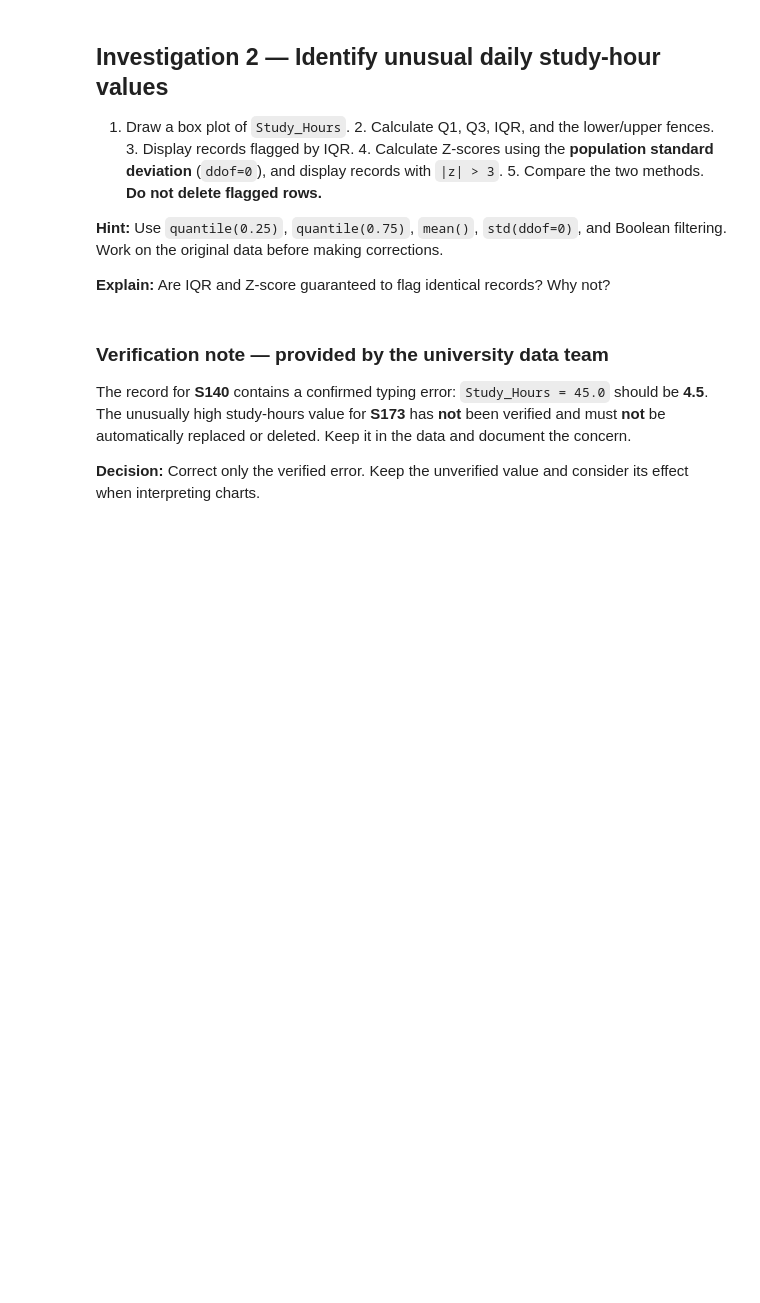
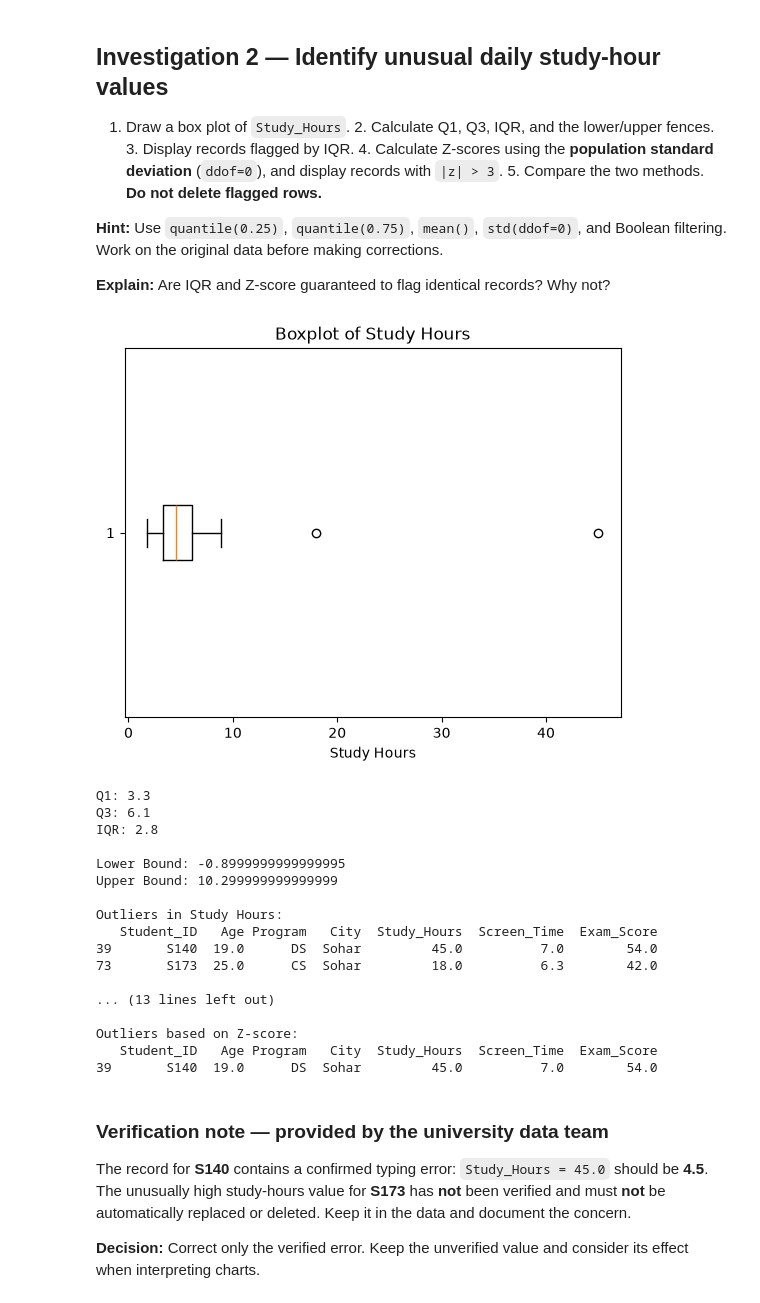
Before and after one commit to Abdullah-AlShamsi/Data-Analysis-and-Visualization, a Jupyter notebook: lab4-mini_project3/MiniProject3_StudentID.ipynb, the cells around one changed output. Drawn from its saved outputs; the diff is of its cells as text; code cells hidden in the pictures; blank space fills up the shorter version.

Commit message:
Add outlier detection for Study_Hours using IQR and Z-score

```diff
--- a/lab4-mini_project3/MiniProject3_StudentID.ipynb
+++ b/lab4-mini_project3/MiniProject3_StudentID.ipynb
@@ -122,6 +122,61 @@ Name: count, dtype: int64
 **Explain:** Are IQR and Z-score guaranteed to flag identical records? Why not?
 # %%
 # === Write your answer here: ===
+plt.boxplot(students["Study_Hours"], vert=False)
+plt.title("Boxplot of Study Hours")
+plt.xlabel("Study Hours")
+plt.show()
+print()
+q1 = students["Study_Hours"].quantile(0.25)
+q3 = students["Study_Hours"].quantile(0.75)
+iqr = q3 - q1
+print("Q1:", q1)
+print("Q3:", q3)
+print("IQR:", iqr)
+
+print()
+lower_bound = q1 - 1.5 * iqr
+upper_bound = q3 + 1.5 * iqr
+print("Lower Bound:", lower_bound)
+print("Upper Bound:", upper_bound)
+print()
+print("Outliers in Study Hours:")
+outliers = students[(students["Study_Hours"] < lower_bound) | (students["Study_Hours"] > upper_bound)]
+print(outliers)
+print()
+
+z_score = (students["Study_Hours"] - students["Study_Hours"].mean()) / students["Study_Hours"].std(ddof=0)
+print("Z-score of Study Hours:")
+print(z_score)
+
+outliers_z = students[abs(z_score) > 3]
+print()
+print("Outliers based on Z-score:")
+print(outliers_z)
+
+#There is difference between the two methods of outlier detection.
+#The IQR method identified 2 outliers, while the Z-score method identified 1 outlier.
+#This difference is due to the fact that the IQR method is based on the spread of the data, while the Z-score method is based on the standard deviation.
+#The IQR method is more robust to outliers, while the Z-score method is more sensitive to outliers.
+# %% [output]
+[figure, added]
+Q1: 3.3
+Q3: 6.1
+IQR: 2.8
+
+Lower Bound: -0.8999999999999995
+Upper Bound: 10.299999999999999
+
+Outliers in Study Hours:
+   Student_ID   Age Program   City  Study_Hours  Screen_Time  Exam_Score
+39       S140  19.0      DS  Sohar         45.0          7.0        54.0
+73       S173  25.0      CS  Sohar         18.0          6.3        42.0
+
+... (13 lines left out)
+
+Outliers based on Z-score:
+   Student_ID   Age Program   City  Study_Hours  Screen_Time  Exam_Score
+39       S140  19.0      DS  Sohar         45.0          7.0        54.0
 # %% [markdown]
 ### Verification note — provided by the university data team
 The record for **S140** contains a confirmed typing error: `Study_Hours = 45.0` should be **4.5**. The unusually high study-hours value for **S173** has **not** been verified and must **not** be automatically replaced or deleted. Keep it in the data and document the concern.
```
